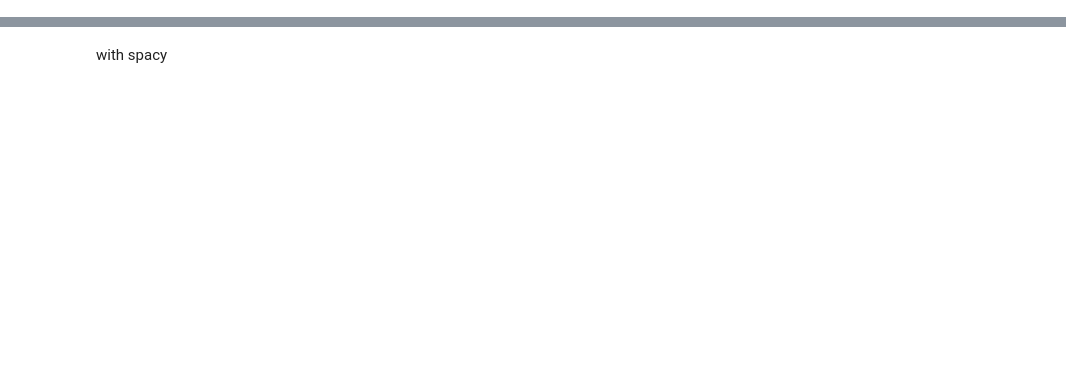
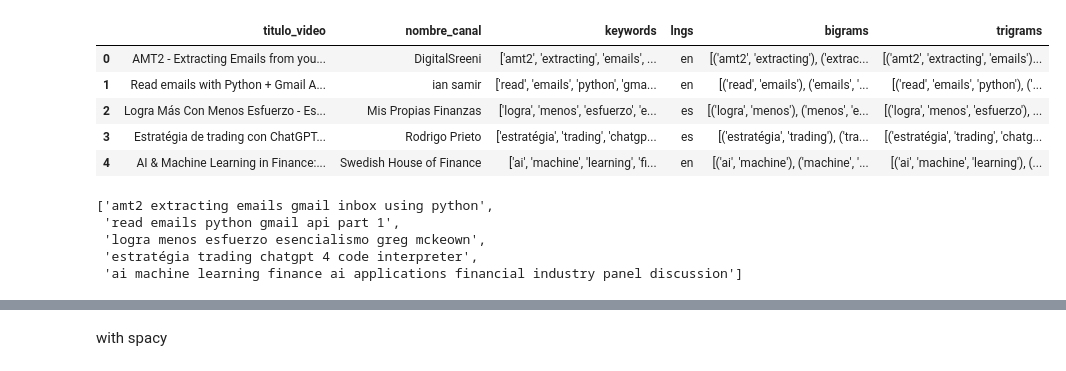
Before and after one commit to JhonierNegrete10/ScrapyTube, a Jupyter notebook: 3_topics_and_clusters.ipynb, the cells around one changed output, grey strips where cells are left out. Saved outputs shown, nothing was run; the diff lists cells and outputs as text; code cells hidden in the pictures; blank space fills up the shorter version.

```diff
--- a/3_topics_and_clusters.ipynb
+++ b/3_topics_and_clusters.ipynb
@@ -4,4 +4,12 @@ from sklearn.feature_extraction.text import TfidfVectorizer
 from sklearn.cluster import KMeans
 import pandas as pd
 # %%
-df = pd.read_csv()
+df = pd.read_csv('data_videos/dataframes/data.csv' )
+df.head(5)
+# %% [output]
+|  | titulo_video | nombre_canal | keywords | lngs | bigrams | trigrams |
+| 0 | AMT2 - Extracting Emails from you... | DigitalSreeni | ['amt2', 'extracting', 'emails', ... | en | [('amt2', 'extracting'), ('extrac... | [('amt2', 'extracting', 'emails')... |
+| 1 | Read emails with Python + Gmail A... | ian samir | ['read', 'emails', 'python', 'gma... | en | [('read', 'emails'), ('emails', '... | [('read', 'emails', 'python'), ('... |
+| 2 | Logra Más Con Menos Esfuerzo - Es... | Mis Propias Finanzas | ['logra', 'menos', 'esfuerzo', 'e... | es | [('logra', 'menos'), ('menos', 'e... | [('logra', 'menos', 'esfuerzo'), ... |
+| 3 | Estratégia de trading con ChatGPT... | Rodrigo Prieto | ['estratégia', 'trading', 'chatgp... | es | [('estratégia', 'trading'), ('tra... | [('estratégia', 'trading', 'chatg... |
+| 4 | AI & Machine Learning in Finance:... | Swedish House of Finance | ['ai', 'machine', 'learning', 'fi... | en | [('ai', 'machine'), ('machine', '... | [('ai', 'machine', 'learning'), (... |
@@ -18,0 +16,13 @@ df.cluster.value_counts()
+# %%
+df_all_keywords = df['keywords'].to_list()
+df_all_keywords = [eval(item) for item in df_all_keywords]
+# df_all_keywords = flatten_list(df_all_keywords)
+# Unir todas las listas en una sola lista
+clean_titles = [' '.join(sublist) for sublist in df_all_keywords]
+clean_titles[:5]
+# %% [output]
+['amt2 extracting emails gmail inbox using python',
+ 'read emails python gmail api part 1',
+ 'logra menos esfuerzo esencialismo greg mckeown',
+ 'estratégia trading chatgpt 4 code interpreter',
+ 'ai machine learning finance ai applications financial industry panel discussion']
```
Also changed, not shown: parts of 26 cells of this notebook, 2 other files.
